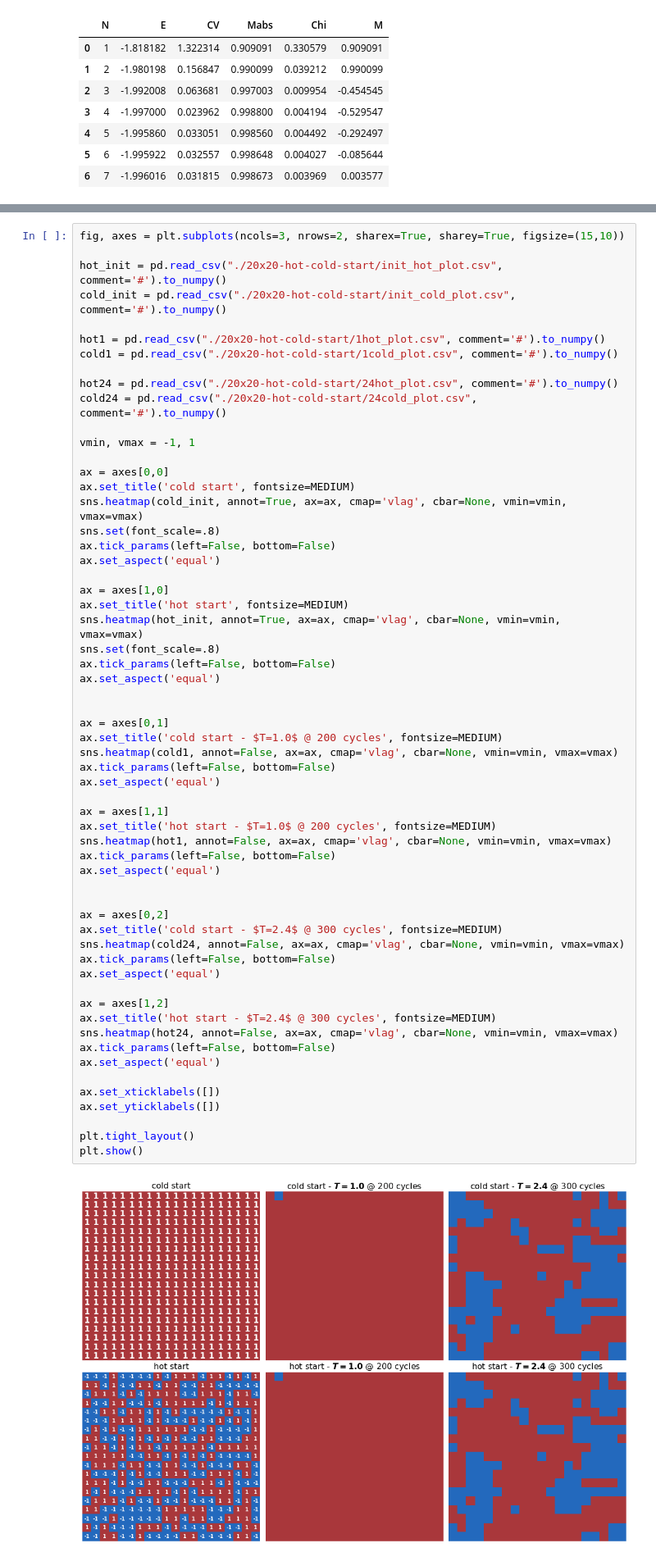
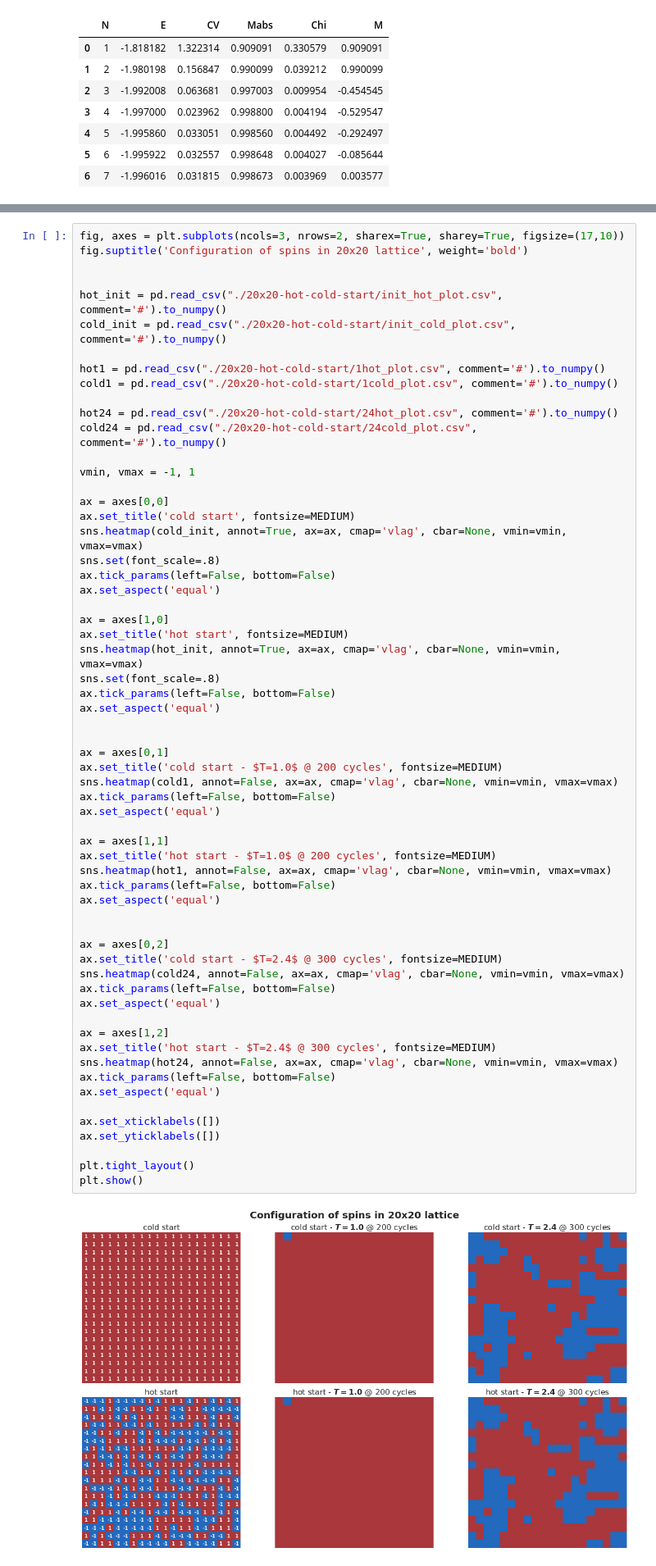
Before and after one commit to fonstelien/FYS4150, a Jupyter notebook: project4/results/project4.ipynb, the cells around one changed output, grey strips where cells are left out. Shown at 82% size. Cells and saved outputs as stored; diff of their text form.

```diff
--- a/project4/results/project4.ipynb
+++ b/project4/results/project4.ipynb
@@ -265,5 +312,7 @@ plt.show()
 # %%
-fig, axes = plt.subplots(ncols=3, nrows=2, sharex=True, sharey=True, figsize=(15,10))
+fig, axes = plt.subplots(ncols=3, nrows=2, sharex=True, sharey=True, figsize=(17,10))
+fig.suptitle('Configuration of spins in 20x20 lattice', weight='bold')
+
 
 hot_init = pd.read_csv("./20x20-hot-cold-start/init_hot_plot.csv", comment='#').to_numpy()
 cold_init = pd.read_csv("./20x20-hot-cold-start/init_cold_plot.csv", comment='#').to_numpy()
@@ -295,34 +344,34 @@ ax = axes[0,1]
 ax.set_title('cold start - $T=1.0$ @ 200 cycles', fontsize=MEDIUM)
 sns.heatmap(cold1, annot=False, ax=ax, cmap='vlag', cbar=None, vmin=vmin, vmax=vmax)
 ax.tick_params(left=False, bottom=False)
 ax.set_aspect('equal')
 
 ax = axes[1,1]
 ax.set_title('hot start - $T=1.0$ @ 200 cycles', fontsize=MEDIUM)
 sns.heatmap(hot1, annot=False, ax=ax, cmap='vlag', cbar=None, vmin=vmin, vmax=vmax)
 ax.tick_params(left=False, bottom=False)
 ax.set_aspect('equal')
 
 
 ax = axes[0,2]
 ax.set_title('cold start - $T=2.4$ @ 300 cycles', fontsize=MEDIUM)
 sns.heatmap(cold24, annot=False, ax=ax, cmap='vlag', cbar=None, vmin=vmin, vmax=vmax)
 ax.tick_params(left=False, bottom=False)
 ax.set_aspect('equal')
 
 ax = axes[1,2]
 ax.set_title('hot start - $T=2.4$ @ 300 cycles', fontsize=MEDIUM)
 sns.heatmap(hot24, annot=False, ax=ax, cmap='vlag', cbar=None, vmin=vmin, vmax=vmax)
 ax.tick_params(left=False, bottom=False)
 ax.set_aspect('equal')
 
 ax.set_xticklabels([])
 ax.set_yticklabels([])
 
 plt.tight_layout()
 plt.show()
 # %% [output]
-[figure, old version]
+[figure, new version]
 # %%
 hot_vals = pd.read_csv("./100x100-hot-cold-start/hot_vals.csv", comment='#')
 cold_vals = pd.read_csv("./100x100-hot-cold-start/cold_vals.csv", comment='#')
```
Also changed, not shown: parts of 6 cells of this notebook, 1 other file.
